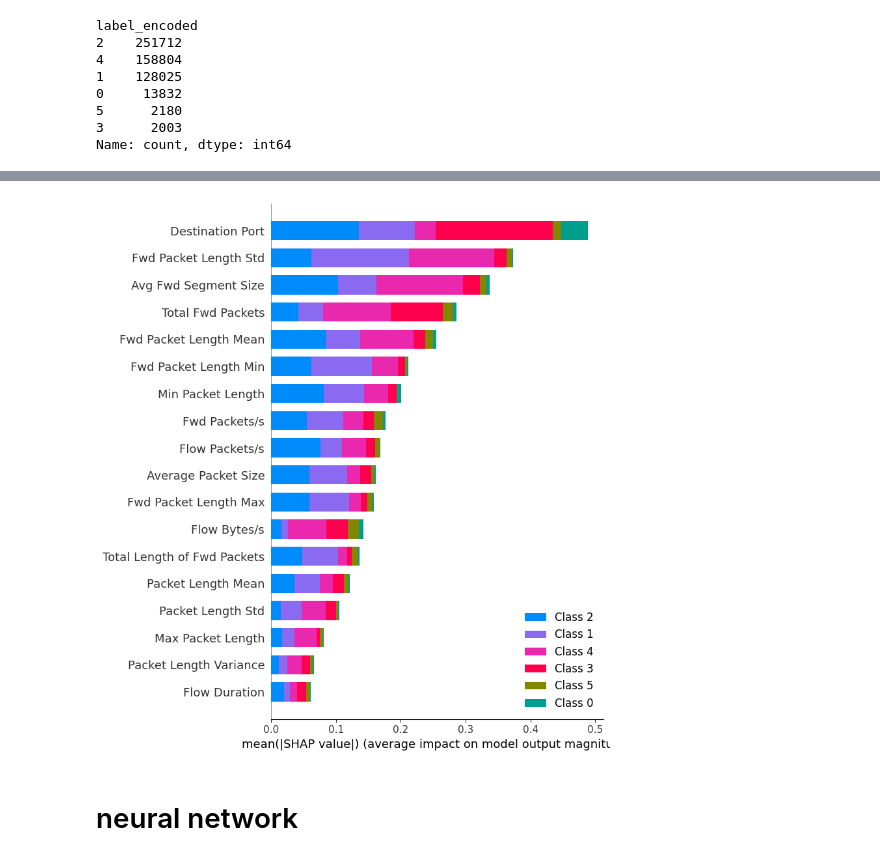
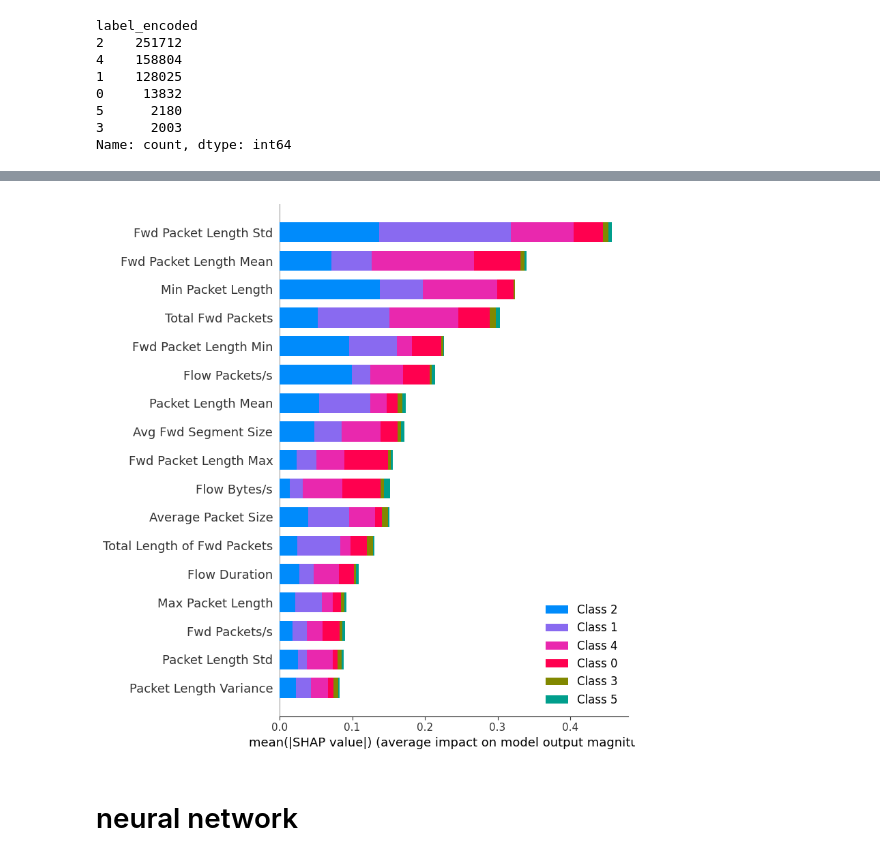
Before and after one commit to lucchinaluca/thesis-datasec, a Jupyter notebook: Pseudo-Labeling.ipynb, the cells around one changed output, grey strips where cells are left out. Saved outputs shown, nothing was run; the diff lists cells and outputs as text; code cells hidden in the pictures.

```diff
--- a/Pseudo-Labeling.ipynb
+++ b/Pseudo-Labeling.ipynb
@@ -368,0 +279,2 @@ x_unlabeled = x_unlabeled.drop(columns=col_drop, errors="ignore")
+# %%
+x_train, x_test, y_train, y_test = train_test_split(x_labeled, y_labeled,test_size=0.2)
@@ -369,2 +284,2 @@ x_unlabeled = x_unlabeled.drop(columns=col_drop, errors="ignore")
 # %%
-x_train, x_test, y_train, y_test = train_test_split(x_labeled, y_labeled,train_size=0.7)
+x_train_small, x_test, y_train_small, y_test = train_test_split(x_train, y_train,train_size=0.7)
@@ -375,15 +306,15 @@ array([4, 2, 1, 5, 0, 3])
 # %%
 model = Sequential()
-model.add(Input(shape=(x_train.shape[1],)))
+model.add(Input(shape=(x_train_small.shape[1],)))
 
 model.add(Dense(128, activation='relu'))
 model.add(BatchNormalization())
 model.add(Dense(64, activation='relu'))
 
-model.add(Dense(len(y_train.unique()), activation='softmax'))
+model.add(Dense(len(y_train_small.unique()), activation='softmax'))
 
 model.compile(optimizer='adam', loss='sparse_categorical_crossentropy', metrics=['accuracy'])
 # %%
-model.fit(x_train, y_train, epochs=5, batch_size=32, validation_split=0.2)
+model.fit(x_train_small, y_train_small, epochs=5, batch_size=32, validation_split=0.2)
 # %% [output]
 Epoch 1/5
@@ -432,14 +363,14 @@ weighted avg       1.00      1.00      1.00    166967
 # %%
 import shap
 
-background = x_train.iloc[np.random.choice(x_train.shape[0], 100, replace=False)]
+background = x_train_small.iloc[np.random.choice(x_train.shape[0], 100, replace=False)]
 
 explainer = shap.Explainer(model, background)
-shap_values = explainer(x_test[:200])
+shap_values = explainer(x_test_small[:200])
 
-shap.summary_plot(shap_values, x_test[:200], feature_names=x_test.columns)
+shap.summary_plot(shap_values, x_test_small[:200], feature_names=x_test_small.columns)
 # %% [output]
-[figure, old version]
+[figure, new version]
 # %% [markdown]
 # neural network
 # %%
```
Also changed, not shown: parts of 35 cells of this notebook, 4 other files.
